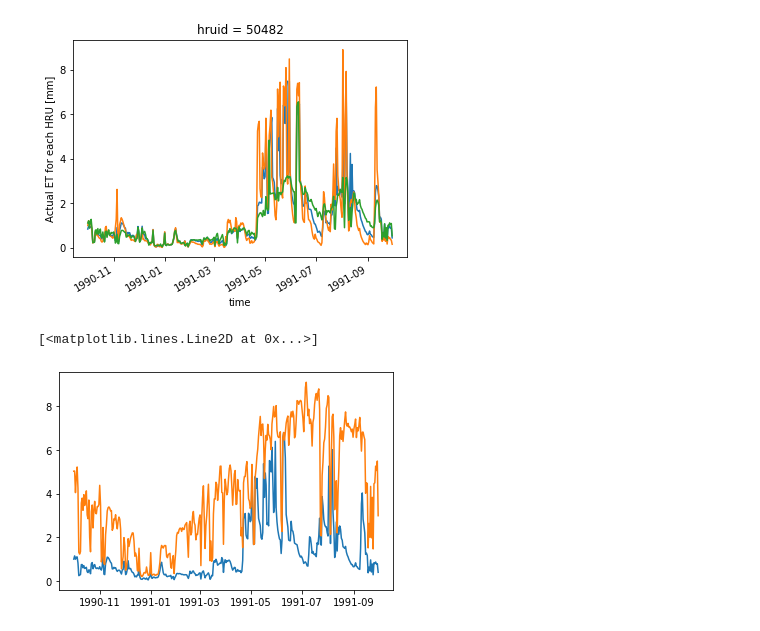
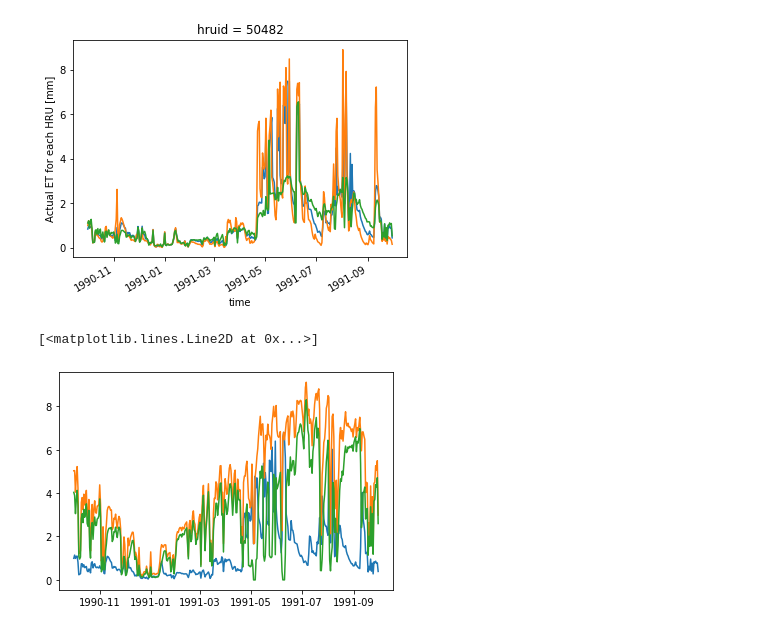
Before and after one commit to nhm-usgs/pangeo, a Jupyter notebook: notebooks/markstro/onhm_xarray_demo_3.ipynb, the cells around one changed output. Cells and saved outputs as stored; diff of their text form; code cells hidden in the pictures.

Commit message:
added deficit to final plot

```diff
--- a/notebooks/markstro/onhm_xarray_demo_3.ipynb
+++ b/notebooks/markstro/onhm_xarray_demo_3.ipynb
@@ -112,11 +112,13 @@ for ii in range(num_hru):
 # %%
 aet_mean = np.zeros(num_ts)
 for ii in range(0, num_hru):
     aet_mean = np.add(aet_mean, ds_aet.values[:,ii])
 aet_mean = aet_mean / num_hru
+deficite = np.subtract(pet_mean, aet_mean)
 
 plt.plot(ds_aet.coords['time'], aet_mean)
 plt.plot(ds_pet.coords['time'], pet_mean)
+plt.plot(ds_pet.coords['time'], deficite)
 # %% [output]
 [<matplotlib.lines.Line2D at 0x...>]
-[figure, old version]
+[figure, new version]
```
